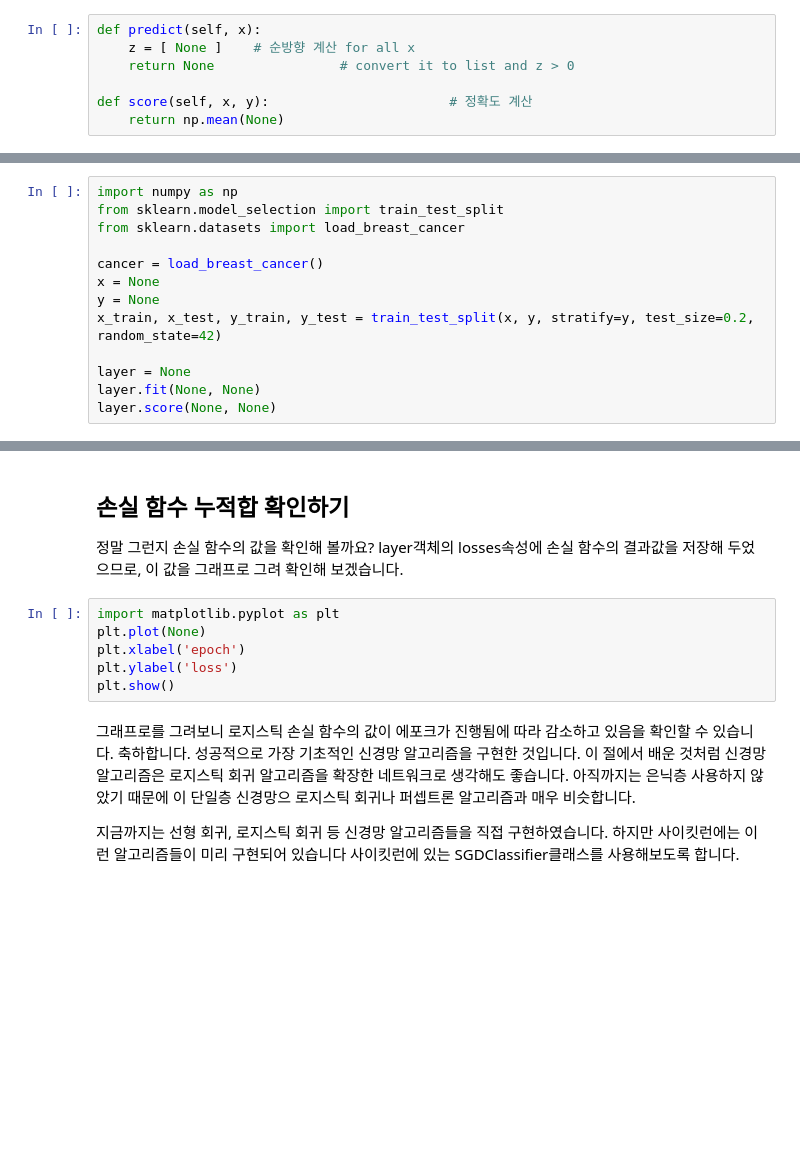
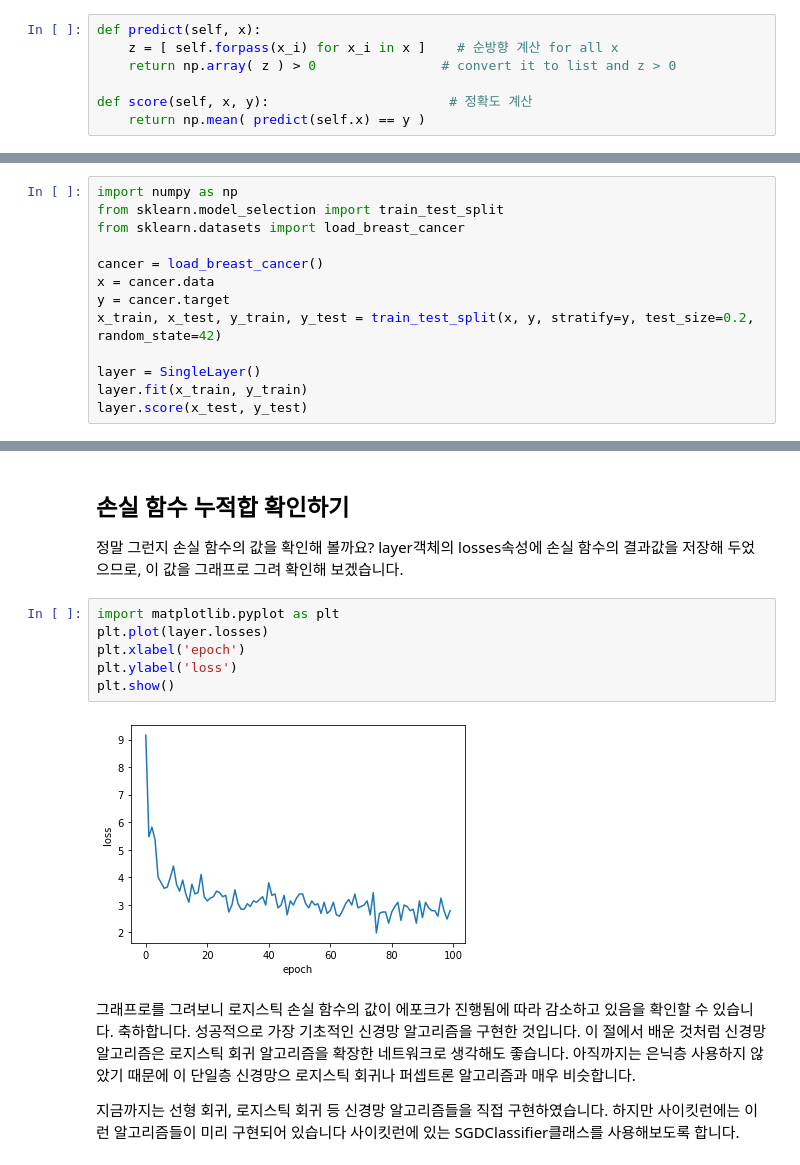
Before and after one commit to idebtor/HuStarML, a Jupyter notebook: jupyter/Ai5-6 LogisticRegressionNN.ipynb, the cells around one changed output, grey strips where cells are left out. Drawn from its saved outputs; the diff is of its cells as text; blank space fills up the shorter version.

```diff
--- a/jupyter/Ai5-6 LogisticRegressionNN.ipynb
+++ b/jupyter/Ai5-6 LogisticRegressionNN.ipynb
@@ -112,11 +112,11 @@ class SingleLayer:
 마지막으로 정확도를 계산해 주는 `score()`메소드를 추가하고 `predict()` 메소드도 조금 수정하겠습니다. `score()`메소드는 정확도를 직접 계산할 때 사용했던 `np.mean()` 함수를 사용합니다.
 # %%
 def predict(self, x):
-    z = [ None ]    # 순방향 계산 for all x
-    return None                # convert it to list and z > 0
+    z = [ self.forpass(x_i) for x_i in x ]    # 순방향 계산 for all x
+    return np.array( z ) > 0                # convert it to list and z > 0
 
 def score(self, x, y):                       # 정확도 계산
-    return np.mean(None)
+    return np.mean( predict(self.x) == y )
 # %% [markdown]
 시그모이드 함수의 출력값은 0 ~ 1사이의 확률값이고 양성 클래스를 판단하는 기준은 0.5이상입니다. 그런데, `z`가 0보다 크면 시그모이드 함수의 출력값은 0.5보다 크고 `z`가 0보다 작으면 시그모이드 함수의 출력값은 0.5보다 작습니다. 그래서 `predict()` 메소드에는 굳이 시그모이드 함수를 사용하지 않아도 됩니다. `z`가 0보다 큰지, 작은지만 따지면 되기 때문입니다. 그래서 `predict()` 메소드에는 로지스틱 함수를 적용하지 않고 `z`값의 크기만 비교하여 결과를 반환했습니다.
 
@@ -177,10 +177,10 @@ from sklearn.model_selection import train_test_split
 from sklearn.datasets import load_breast_cancer
 
 cancer = load_breast_cancer()
-x = None
-y = None
+x = cancer.data
+y = cancer.target
 x_train, x_test, y_train, y_test = train_test_split(x, y, stratify=y, test_size=0.2, random_state=42)
 
-layer = None
-layer.fit(None, None)
-layer.score(None, None)
+layer = SingleLayer()
+layer.fit(x_train, y_train)
+layer.score(x_test, y_test)
@@ -196,10 +198,12 @@ layer.score(None, None)
 정말 그런지 손실 함수의 값을 확인해 볼까요? layer객체의 losses속성에 손실 함수의 결과값을 저장해 두었으므로, 이 값을 그래프로 그려 확인해 보겠습니다.
 # %%
 import matplotlib.pyplot as plt
-plt.plot(None)
+plt.plot(layer.losses)
 plt.xlabel('epoch')
 plt.ylabel('loss')
 plt.show()
+# %% [output]
+[figure, added]
 # %% [markdown]
 그래프로를 그려보니 로지스틱 손실 함수의 값이 에포크가 진행됨에 따라 감소하고 있음을 확인할 수 있습니다. 축하합니다.
 성공적으로 가장 기초적인 신경망 알고리즘을 구현한 것입니다.  이 절에서 배운 것처럼 신경망 알고리즘은 로지스틱 회귀 알고리즘을 확장한 네트워크로 생각해도 좋습니다. 아직까지는 은닉층 사용하지 않았기 때문에 이 단일층 신경망으 로지스틱 회귀나 퍼셉트론 알고리즘과 매우 비슷합니다.
```
Also changed, not shown: parts of 1 cell of this notebook, 1 other file.
